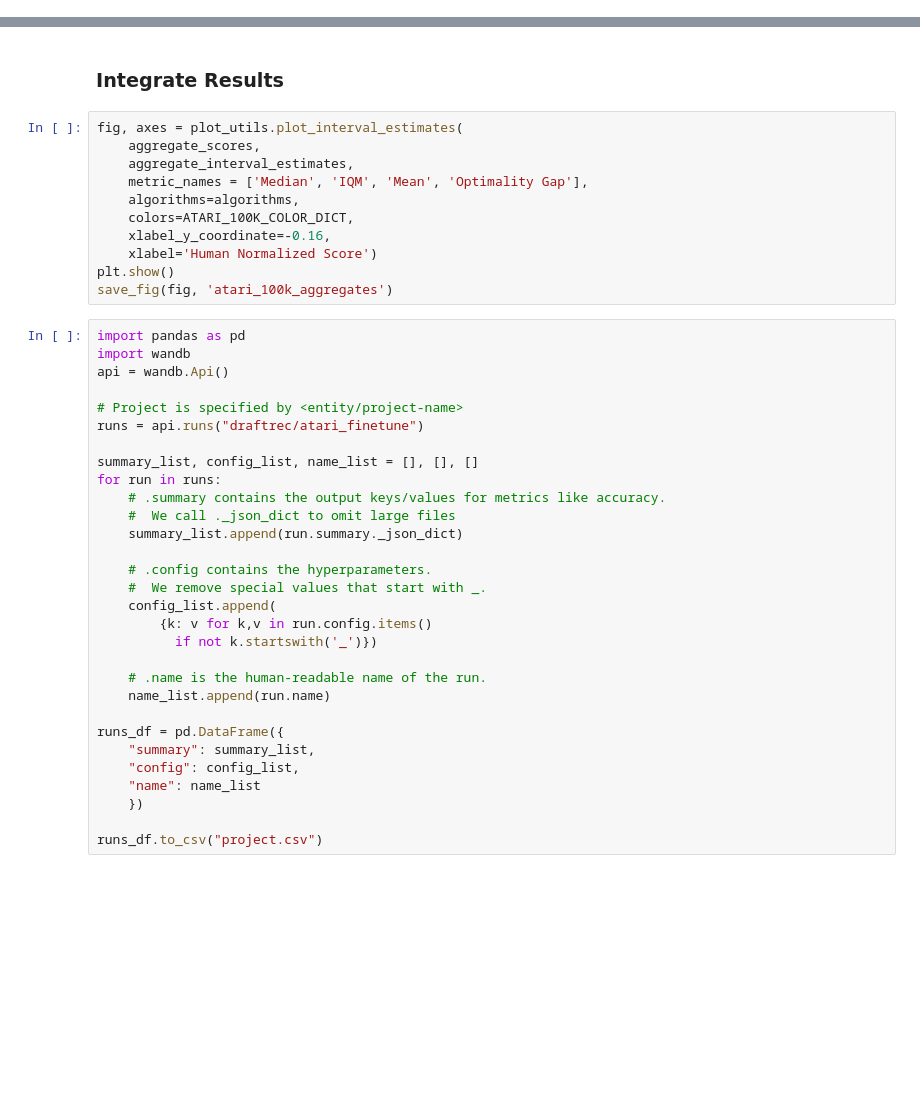
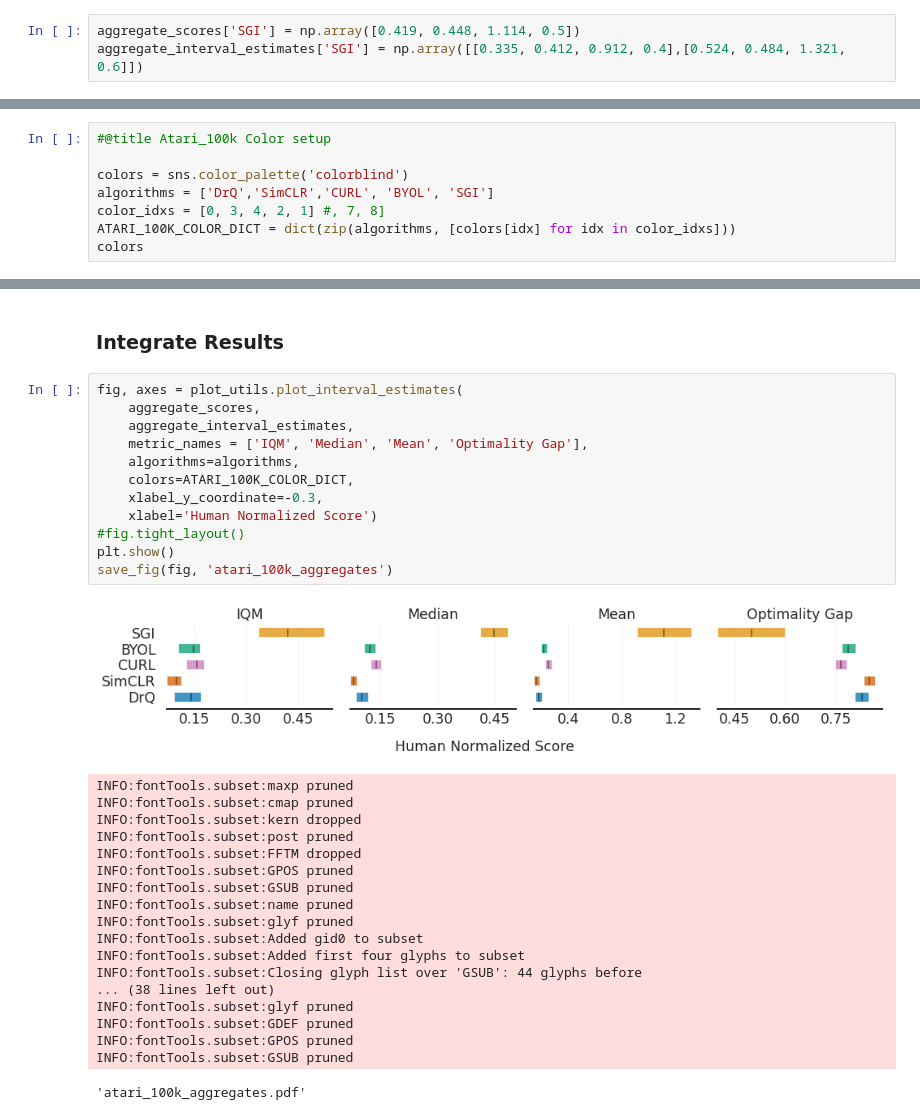
Before and after one commit to dojeon-ai/SimTPR, a Jupyter notebook: vis/atari_100k/atari.ipynb, the cells around one changed output, grey strips where cells are left out. Saved outputs shown, nothing was run; the diff lists cells and outputs as text; blank space fills up the shorter version.

```diff
--- a/vis/atari_100k/atari.ipynb
+++ b/vis/atari_100k/atari.ipynb
@@ -411,0 +384,3 @@ aggregate_interval_estimates
+# %%
+aggregate_scores['SGI'] = np.array([0.419, 0.448, 1.114, 0.5])
+aggregate_interval_estimates['SGI'] = np.array([[0.335, 0.412, 0.912, 0.4],[0.524, 0.484, 1.321, 0.6]])
@@ -411,0 +389,8 @@ aggregate_interval_estimates
+# %%
+#@title Atari_100k Color setup
+
+colors = sns.color_palette('colorblind')
+algorithms = ['DrQ','SimCLR','CURL', 'BYOL', 'SGI']
+color_idxs = [0, 3, 4, 2, 1] #, 7, 8]
+ATARI_100K_COLOR_DICT = dict(zip(algorithms, [colors[idx] for idx in color_idxs]))
+colors
@@ -414,41 +410,32 @@ aggregate_interval_estimates
 # %%
 fig, axes = plot_utils.plot_interval_estimates(
     aggregate_scores,
     aggregate_interval_estimates,
-    metric_names = ['Median', 'IQM', 'Mean', 'Optimality Gap'],
+    metric_names = ['IQM', 'Median', 'Mean', 'Optimality Gap'],
     algorithms=algorithms,
     colors=ATARI_100K_COLOR_DICT,
-    xlabel_y_coordinate=-0.16,
+    xlabel_y_coordinate=-0.3,
     xlabel='Human Normalized Score')
+#fig.tight_layout()
 plt.show()
 save_fig(fig, 'atari_100k_aggregates')
+# %% [output]
+[figure, added]
+INFO:fontTools.subset:maxp pruned
+INFO:fontTools.subset:cmap pruned
+INFO:fontTools.subset:kern dropped
+INFO:fontTools.subset:post pruned
+INFO:fontTools.subset:FFTM dropped
+INFO:fontTools.subset:GPOS pruned
+INFO:fontTools.subset:GSUB pruned
+INFO:fontTools.subset:name pruned
+INFO:fontTools.subset:glyf pruned
+INFO:fontTools.subset:Added gid0 to subset
+INFO:fontTools.subset:Added first four glyphs to subset
+INFO:fontTools.subset:Closing glyph list over 'GSUB': 44 glyphs before
+... (38 lines left out)
+INFO:fontTools.subset:glyf pruned
+INFO:fontTools.subset:GDEF pruned
+INFO:fontTools.subset:GPOS pruned
+INFO:fontTools.subset:GSUB pruned
+'atari_100k_aggregates.pdf'
-# %%
-import pandas as pd
-import wandb
-api = wandb.Api()
-
-# Project is specified by <entity/project-name>
-runs = api.runs("draftrec/atari_finetune")
-
-summary_list, config_list, name_list = [], [], []
-for run in runs:
-    # .summary contains the output keys/values for metrics like accuracy.
-    #  We call ._json_dict to omit large files
-    summary_list.append(run.summary._json_dict)
-
-    # .config contains the hyperparameters.
-    #  We remove special values that start with _.
-    config_list.append(
-        {k: v for k,v in run.config.items()
-          if not k.startswith('_')})
-
-    # .name is the human-readable name of the run.
-    name_list.append(run.name)
-
-runs_df = pd.DataFrame({
-    "summary": summary_list,
-    "config": config_list,
-    "name": name_list
-    })
-
-runs_df.to_csv("project.csv")
```
Also changed, not shown: parts of 8 cells of this notebook, 37 other files.
